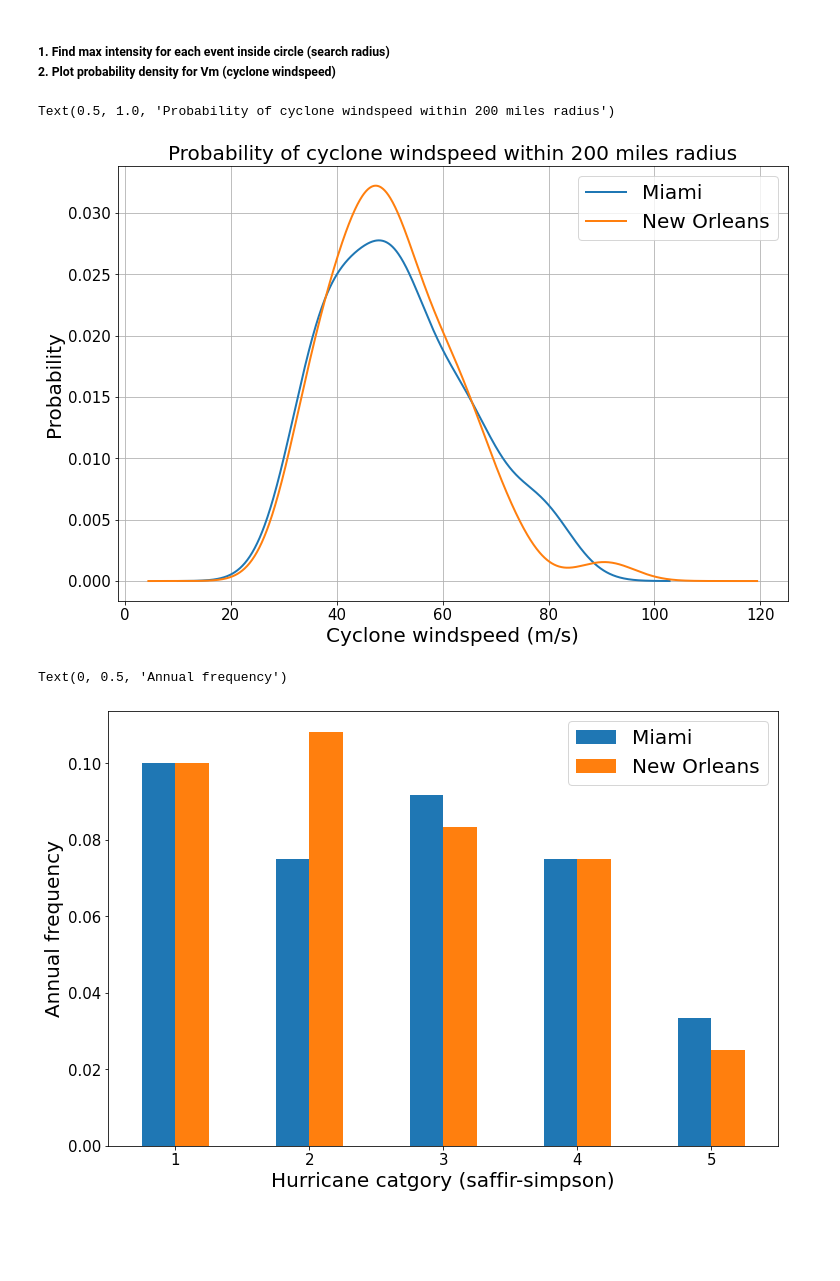
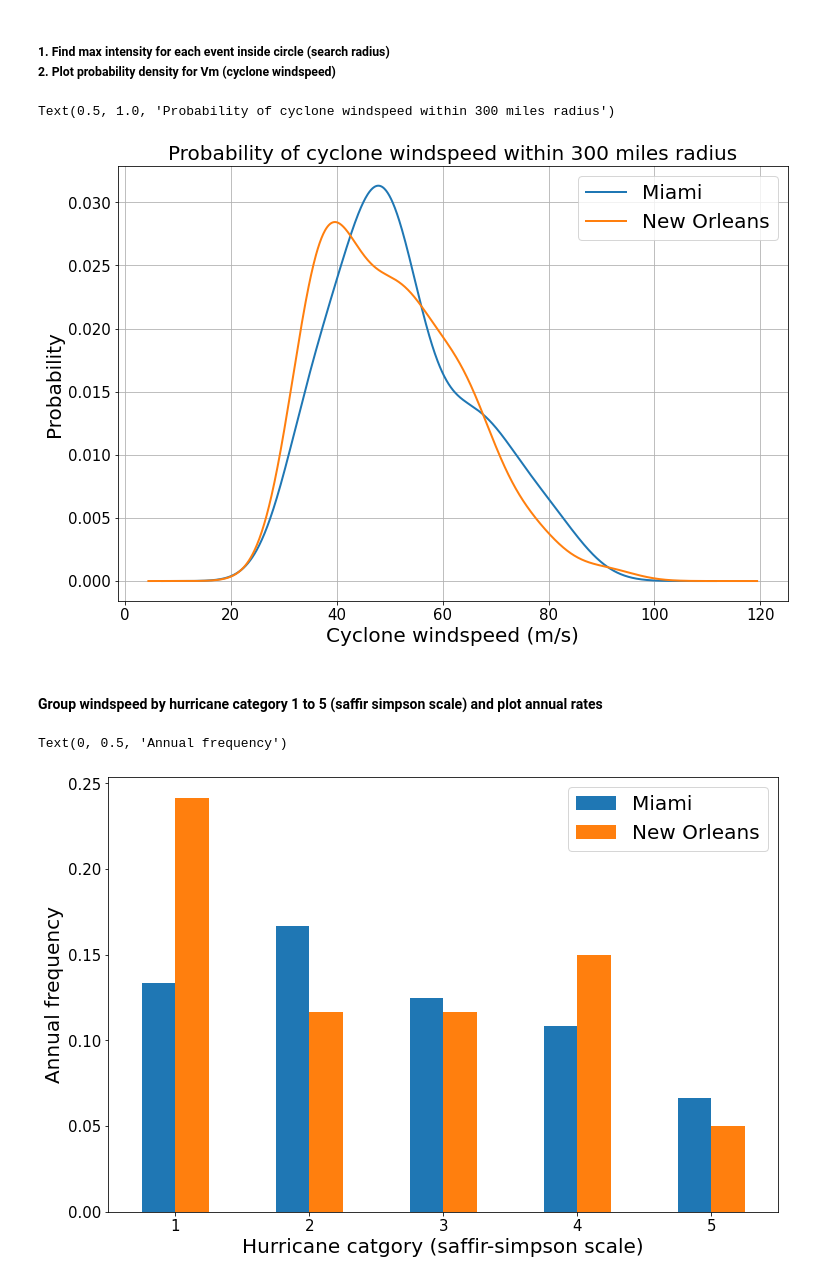
Before and after one commit to ballu1989/trackset_sample, a Jupyter notebook: find_events.ipynb, the cells around one changed output. Saved outputs shown, nothing was run; the diff lists cells and outputs as text; code cells hidden in the pictures; blank space fills up the shorter version.

```diff
--- a/find_events.ipynb
+++ b/find_events.ipynb
@@ -21,7 +21,7 @@ loc1 = ['Miami', 25.75, -80]
 loc2 = ['New Orleans', 30, -90]
 
 # Search radius in miles
-srad = 200
+srad = 300
 
 # Intensity (windspeed in m/s) threshold at Location 1
 # for loc 1
@@ -164,35 +162,43 @@ plt.ylabel('Probability',fontsize = 20)
 plt.xlabel('Cyclone windspeed (m/s)',fontsize = 20)
 plt.title('Probability of cyclone windspeed within ' + str(srad) + ' miles radius', fontsize = 20)
 # %% [output]
-Text(0.5, 1.0, 'Probability of cyclone windspeed within 200 miles radius')
+Text(0.5, 1.0, 'Probability of cyclone windspeed within 300 miles radius')
-[figure, old version]
+[figure, new version]
+# %% [markdown]
+#### Group windspeed by hurricane category 1 to 5 (saffir simpson scale) and plot annual rates
 # %%
+# bins for hurricane category
 bins = [33, 43, 50, 58, 70, 500]
 
-# Vmbin = np.arange(7.5, 91, 5)
 category = [1,2,3,4,5]
 
+# label Vm based on above bins
 df1["category"] = pd.cut( df1.Vm, bins, labels = category )
 df2["category"] = pd.cut( df2.Vm, bins, labels = category )
 
+# find counts per category
 df1_group = df1.groupby(['category'])['SID'].count().reset_index().rename(columns={'SID': 'rate'})
 df2_group = df2.groupby(['category'])['SID'].count().reset_index().rename(columns={'SID': 'rate'})
 
+# calculate annual rate
 df1_group['rate'] = df1_group['rate'] / 120
 df2_group['rate'] = df2_group['rate'] / 120
 
+# merge both tables
 df_group = pd.merge(df1_group, df2_group, on='category').rename(columns=({'rate_x': loc1[0], 'rate_y': loc2[0]}))
 
+#-------------
 # plot figure
+#-------------
 fig, ax = plt.subplots(figsize=(12, 8))
 
 df_group.plot(kind='bar', x='category', rot=0, ax=ax)
 plt.legend(fontsize=20)
 
 plt.tick_params(axis='both', which='major', labelsize=15)
 
-plt.xlabel('Hurricane catgory (saffir-simpson)',fontsize = 20)
+plt.xlabel('Hurricane catgory (saffir-simpson scale)',fontsize = 20)
 plt.ylabel('Annual frequency',fontsize = 20)
 # %% [output]
 Text(0, 0.5, 'Annual frequency')
-[figure, old version]
+[figure, new version]
```
Also changed, not shown: parts of 5 cells of this notebook.
